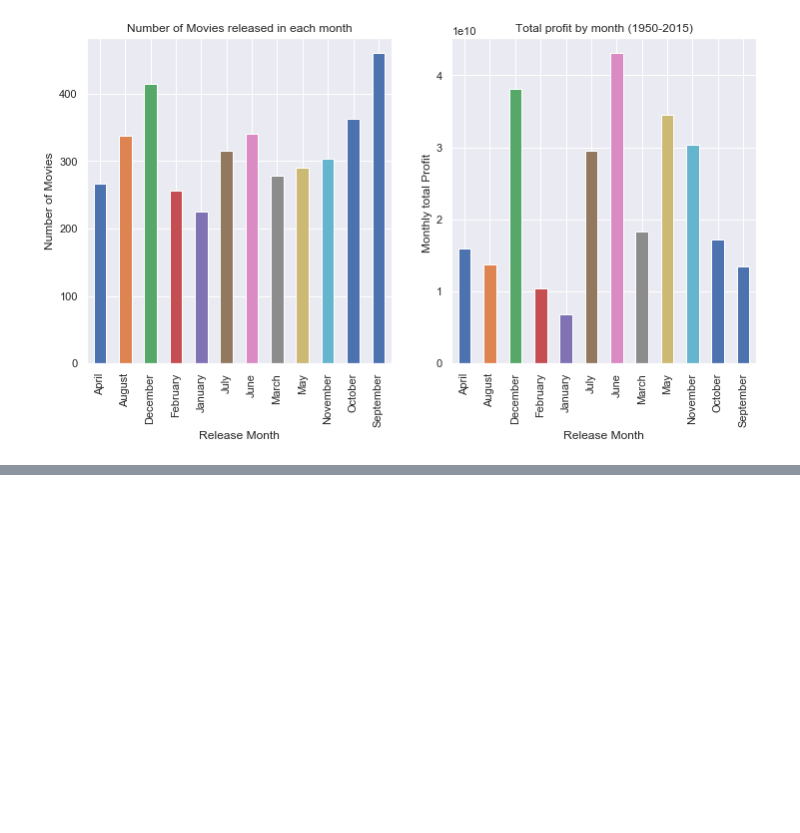
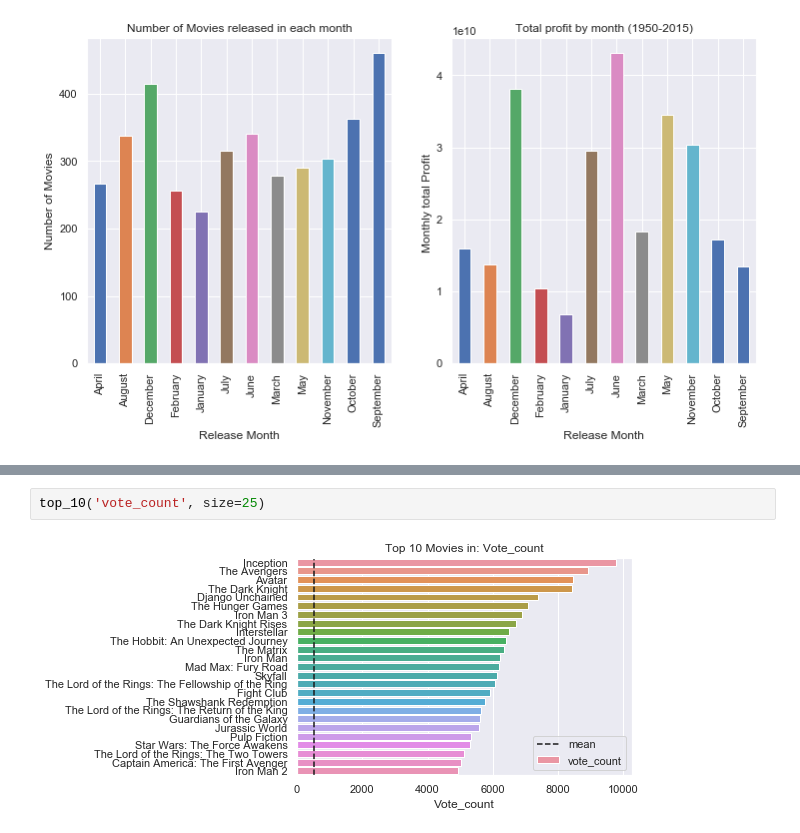
Before and after one commit to aysbt/Data_Cleaning, a Jupyter notebook: TMDb_Movies_Dataset.ipynb, the cells around one changed output, grey strips where cells are left out. Drawn from its saved outputs; the diff is of its cells as text; blank space fills up the shorter version.

```diff
--- a/TMDb_Movies_Dataset.ipynb
+++ b/TMDb_Movies_Dataset.ipynb
@@ -443,0 +448,4 @@ Text(0.5,1,'Total profit by month (1950-2015)')
+# %%
+top_10('vote_count', size=25)
+# %% [output]
+[figure, added]
```
Also changed, not shown: parts of 2 cells of this notebook.
